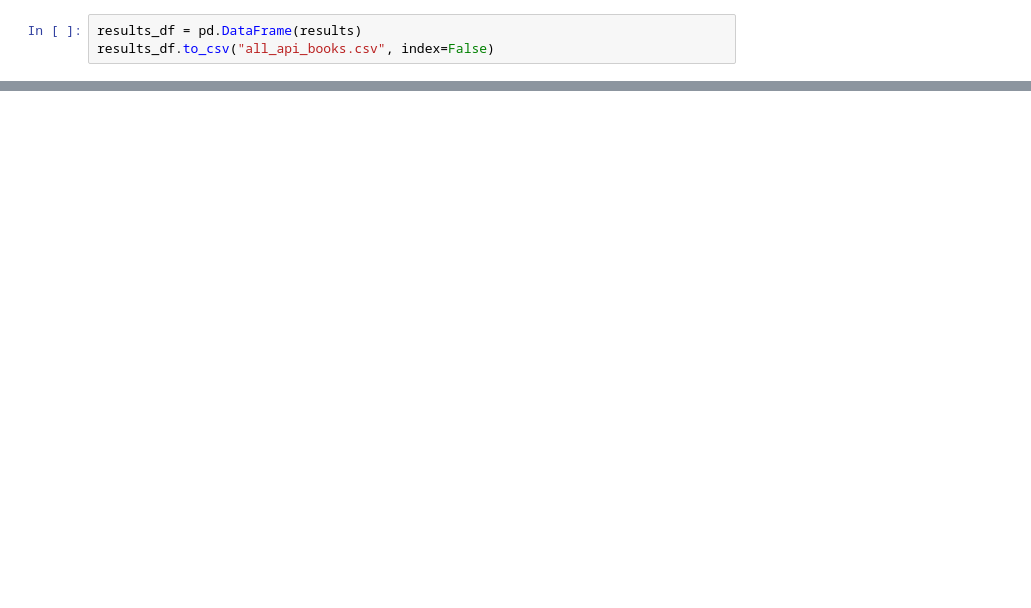
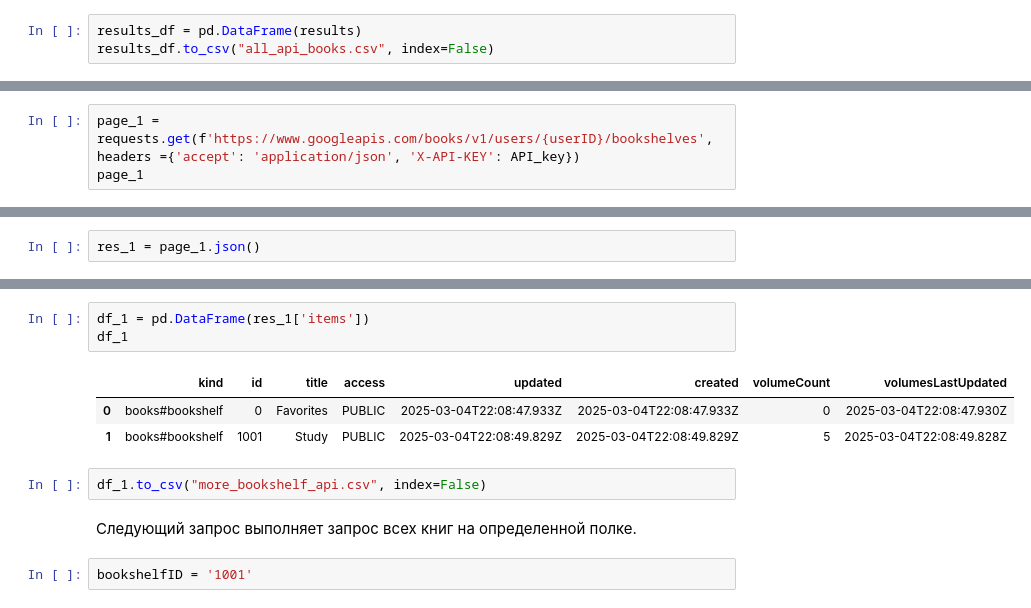
Before and after one commit to MAYBEVI4ER/GP_2, a Jupyter notebook: Api_books.ipynb, the cells around one changed output, grey strips where cells are left out. Saved outputs shown, nothing was run; the diff lists cells and outputs as text; blank space fills up the shorter version.

Commit message:
Merged from loggin_api_and_fixing_data

```diff
--- a/Api_books.ipynb
+++ b/Api_books.ipynb
@@ -166,0 +84,3 @@ results_df.to_csv("all_api_books.csv", index=False)
+# %%
+page_1 = requests.get(f'https://www.googleapis.com/books/v1/users/{userID}/bookshelves', headers ={'accept': 'application/json', 'X-API-KEY': API_key})
+page_1
@@ -166,0 +89,2 @@ results_df.to_csv("all_api_books.csv", index=False)
+# %%
+res_1 = page_1.json()
@@ -166,0 +115,13 @@ results_df.to_csv("all_api_books.csv", index=False)
+# %%
+df_1 = pd.DataFrame(res_1['items'])
+df_1
+# %% [output]
+|  | kind | id | title | access | updated | created | volumeCount | volumesLastUpdated |
+| 0 | books#bookshelf | 0 | Favorites | PUBLIC | 2025-03-04T22:08:47.933Z | 2025-03-04T22:08:47.933Z | 0 | 2025-03-04T22:08:47.930Z |
+| 1 | books#bookshelf | 1001 | Study | PUBLIC | 2025-03-04T22:08:49.829Z | 2025-03-04T22:08:49.829Z | 5 | 2025-03-04T22:08:49.828Z |
+# %%
+df_1.to_csv("more_bookshelf_api.csv", index=False)
+# %% [markdown]
+Следующий запрос выполняет запрос всех книг на определенной полке.
+# %%
+bookshelfID = '1001'
```
Also changed, not shown: parts of 46 cells of this notebook, 12 other files.
